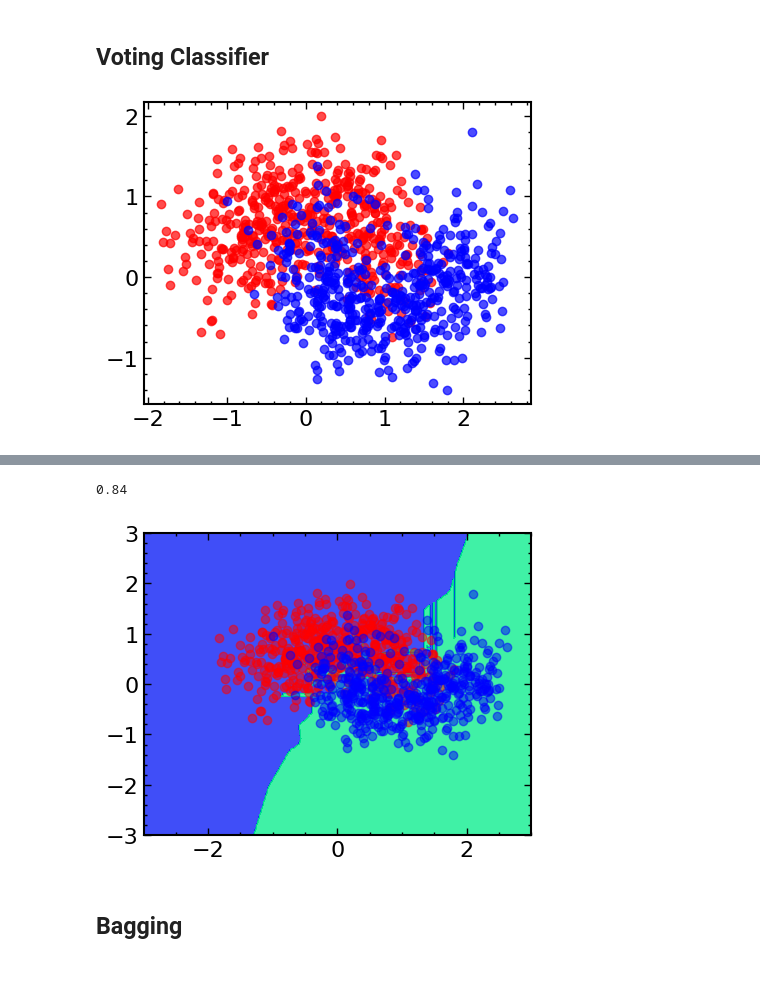
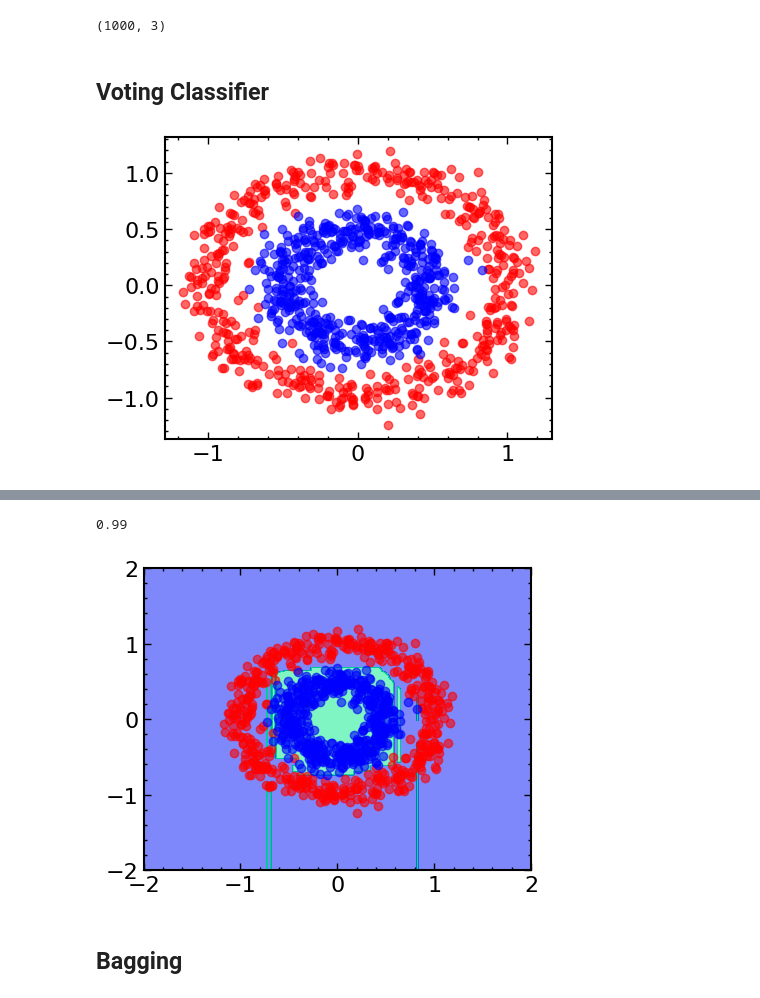
Before and after one commit to litterel/machine-learning, a Jupyter notebook: 13-ensemble.ipynb, the cells around one changed output, grey strips where cells are left out. Cells and saved outputs as stored; diff of their text form; code cells hidden in the pictures.

```diff
--- a/13-ensemble.ipynb
+++ b/13-ensemble.ipynb
@@ -16,6 +16,6 @@ from sklearn.datasets import make_moons
 from model_selection import train_test_split
 # %%
-def plot_boundry(algo,axis,poly_algo = None):
+def plot_boundry(algo,axis,poly_algo = None,alpha = 0.6):
     XX,YY = np.meshgrid(np.linspace(axis[0],axis[1],int((axis[1]-axis[0])*100)),
                        np.linspace(axis[2],axis[3],int((axis[3]-axis[2])*100)))
     plot_X = np.c_[XX.ravel(),YY.ravel()]
@@ -24,12 +24,19 @@ def plot_boundry(algo,axis,poly_algo = None):
         plot_X = poly_algo.transform(plot_X)
     y = algo.predict(plot_X)
     y = y.reshape(XX.shape)
-    plt.contourf(XX,YY,y,cmap=plt.cm.winter,alpha=0.75)
+    plt.contourf(XX,YY,y,cmap=plt.cm.winter,alpha=alpha)
 
 
 def scatter_2d(X,y,alpha =0.5):
     plt.scatter(X[y==0,0],X[y==0,1],c='r',alpha=alpha)
     plt.scatter(X[y==1,0],X[y==1,1],c='b',alpha=alpha)
+# %%
+X,y = make_circles(1000,noise=0.1,factor=0.5)
+X_train,X_test,y_train,y_test = train_test_split(X,y,test_ratio=0.1)
+# %%
+X.shape
+# %% [output]
+(1000, 3)
 # %% [markdown]
 ## Voting Classifier
 # %%
@@ -38,13 +45,10 @@ vclf = VotingClassifier(estimators=[
     ('knn_clf',KNeighborsClassifier()),
     ('dt_clf',DecisionTreeClassifier())
 ],voting='soft')
-# %%
-X,y = make_moons(1000,noise = 0.4)
-X_train,X_test,y_train,y_test = train_test_split(X,y,test_ratio=0.1)
 # %%
 scatter_2d(X,y)
 # %% [output]
-[figure, old version]
+[figure, new version]
 # %%
 vclf.fit(X_train,y_train)
 # %% [output]
@@ -68,11 +72,11 @@ VotingClassifier(estimators=[('log_clf',
 # %%
 vclf.score(X_test,y_test)
 # %% [output]
-0.84
+0.99
 # %%
-plot_boundry(vclf,[-3,3,-3,3])
+plot_boundry(vclf,[-2,2,-2,2])
 scatter_2d(X,y)
 # %% [output]
-[figure, old version]
+[figure, new version]
 # %% [markdown]
 ## Bagging
```
Also changed, not shown: parts of 15 cells of this notebook, 4 other files.
